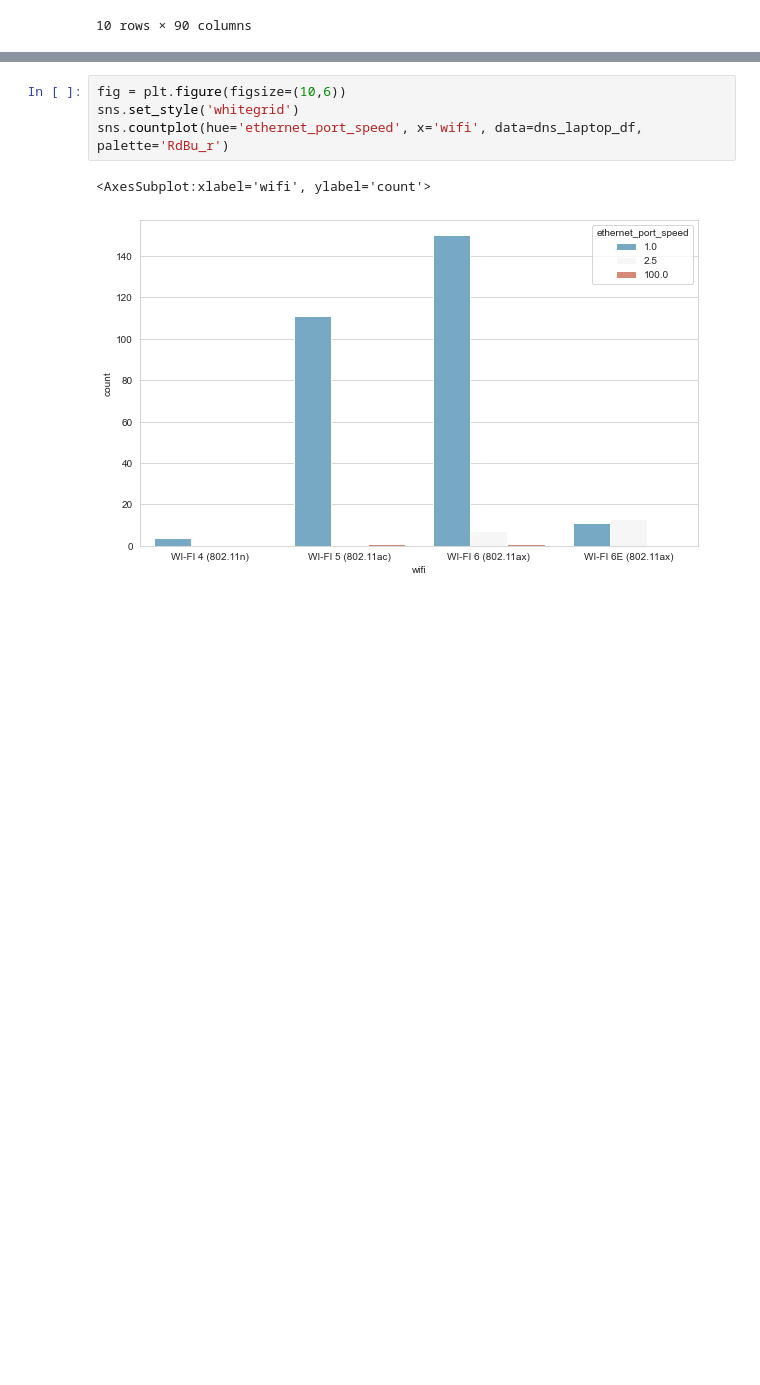
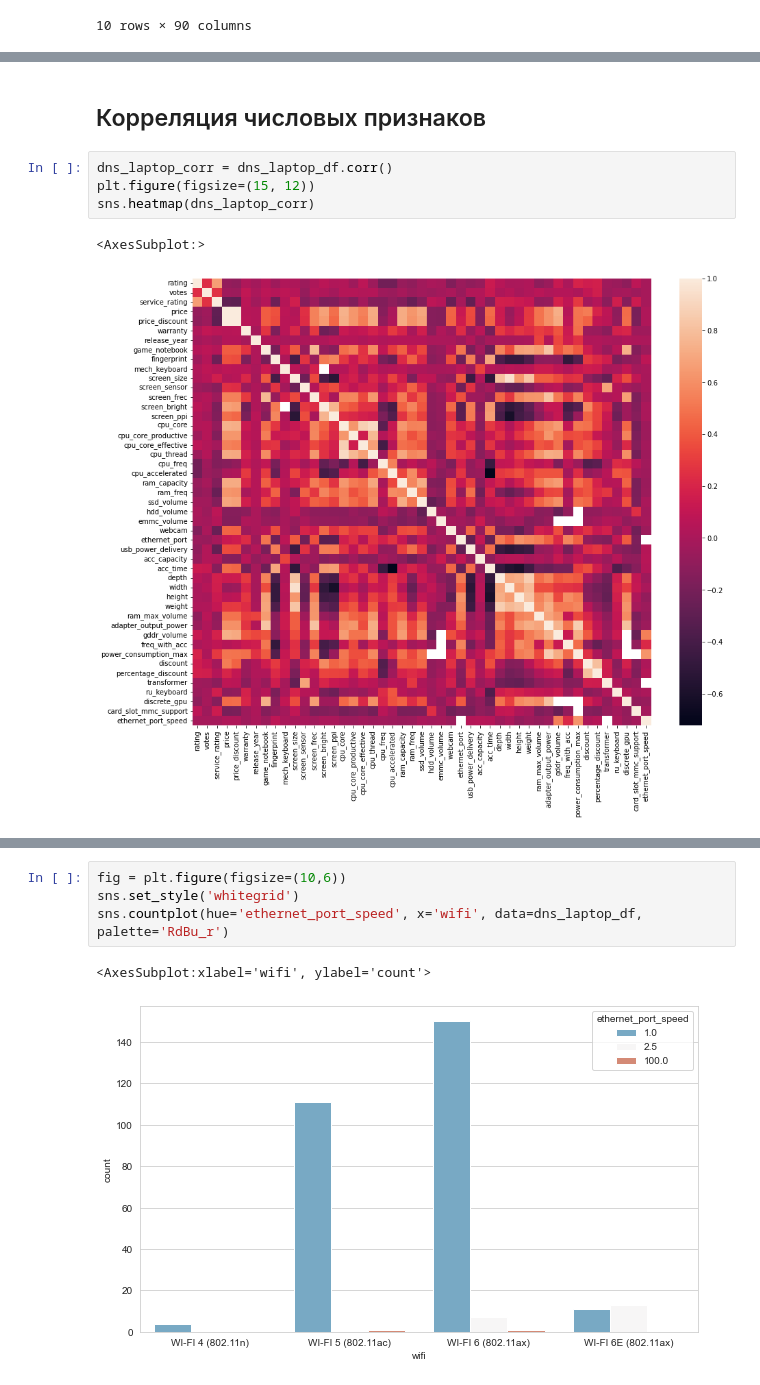
Before and after one commit to dmitryilyn/datathone22, a Jupyter notebook: datathone_22_dns_analysis.ipynb, the cells around one changed output, grey strips where cells are left out. Saved outputs shown, nothing was run; the diff lists cells and outputs as text; blank space fills up the shorter version.

```diff
--- a/datathone_22_dns_analysis.ipynb
+++ b/datathone_22_dns_analysis.ipynb
@@ -169,0 +184,9 @@ memory usage: 355.8+ KB
+# %% [markdown]
+## Корреляция числовых признаков
+# %%
+dns_laptop_corr = dns_laptop_df.corr()
+plt.figure(figsize=(15, 12))
+sns.heatmap(dns_laptop_corr)
+# %% [output]
+<AxesSubplot:>
+[figure, added]
```
Also changed, not shown: parts of 31 cells of this notebook.
